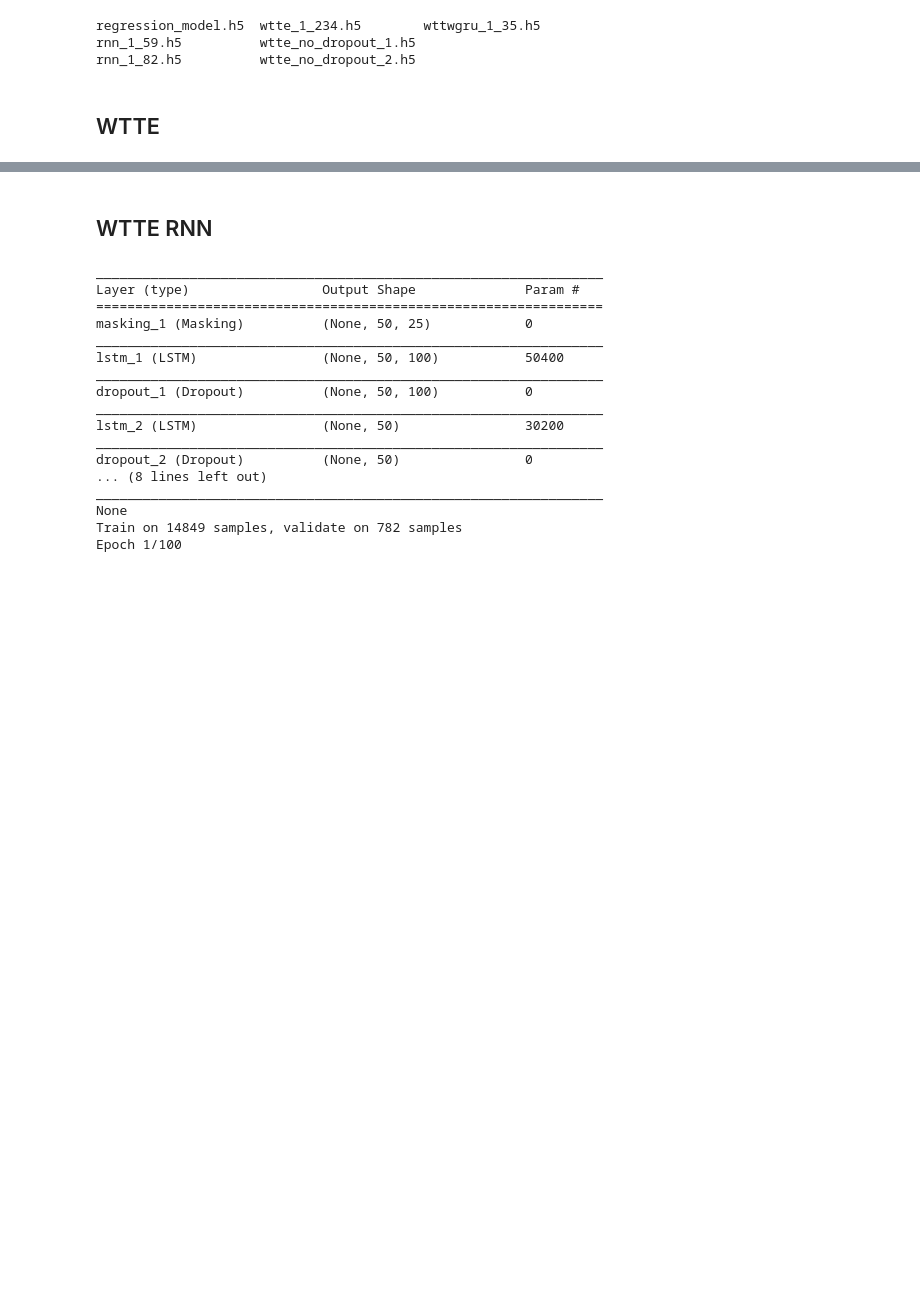
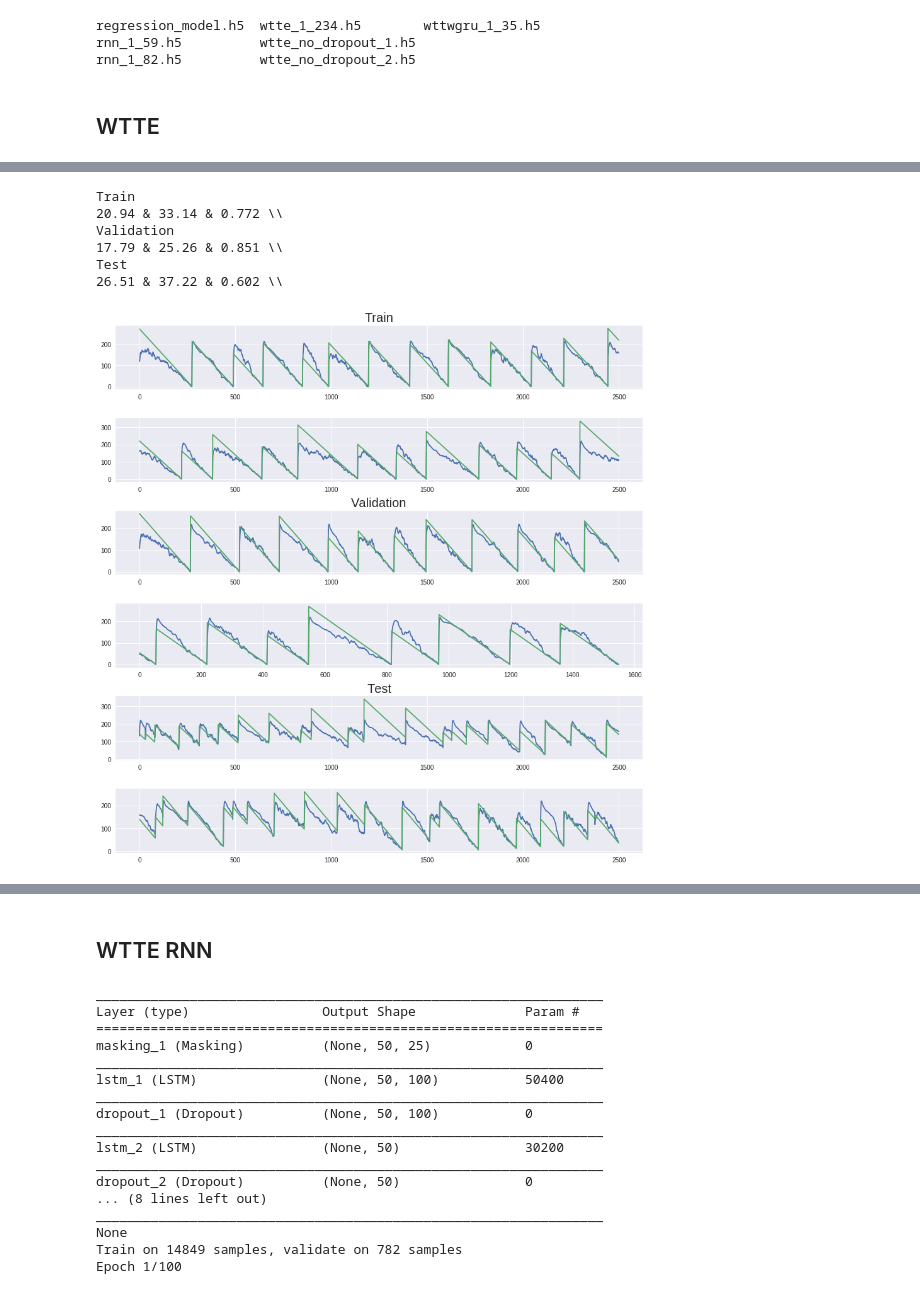
Before and after one commit to Manelmc/rnn-time-to-event, a Jupyter notebook: Turbofan Engine/predictive-maintenance-turbofan-engine.ipynb, the cells around one changed output, grey strips where cells are left out. Saved outputs shown, nothing was run; the diff lists cells and outputs as text; code cells hidden in the pictures; blank space fills up the shorter version.

```diff
--- a/Turbofan Engine/predictive-maintenance-turbofan-engine.ipynb
+++ b/Turbofan Engine/predictive-maintenance-turbofan-engine.ipynb
@@ -501,2 +517,2 @@ plt.plot(history.history["val_loss"])
 # %%
-model.load_weights(baseline_wtte_path)
+model.load_weights("baseline_wtte_model_weights (1)")
@@ -536,0 +519,61 @@ fig.set_size_inches(30,3)
+# %%
+%matplotlib inline
+from math import gamma, log, sqrt
+from decimal import Decimal
+
+from sklearn.metrics import mean_squared_error, mean_absolute_error, r2_score
+
+def cmapss_score(y_true, y_pred):
+    acc = 0
+    for y_true_t, y_pred_t in zip(y_true, y_pred):
+        error = y_pred_t - y_true_t
+        acc += np.e**-(error/10) - 1 if error < 0 else np.e**(error/13) - 1
+    return acc
+
+def mean_weibull(alpha, beta):
+    return beta*gamma(1 + 1./alpha)
+
+def mode_weibull(alpha, beta):
+    return beta*((alpha-1)/alpha)**(1./alpha) if alpha > 1 else 0
+
+def median_weibull(alpha, beta):
+    return beta*(log(2)**(1./alpha))
+
+fig = plt.figure()
+i = 1
+for name_set, train_set, test_set in [("Train", train_X, train_Y_wtte),
+                                      ("Validation", val_X, val_Y_wtte),
+                                      ("Test", test_X, test_Y_wtte)]:
+  print name_set
+  y_pred = [mean_weibull(alpha, beta) for batch in model.predict(train_set) for beta, alpha in batch]
+  l = test_set[:,:,0].flatten()
+  # To validate we remove the right padding
+  y_true = np.ma.compressed(np.ma.masked_where(l==0, l))
+  y_pred = np.ma.compressed(np.ma.masked_where(l==0, y_pred))
+  score_mae = "{0:.2f}".format(mean_absolute_error(y_true, y_pred))
+  score_rmse = "{0:.2f}".format(sqrt(mean_squared_error(y_true, y_pred)))
+  score_r2 = "{0:.3f}".format(r2_score(y_true, y_pred))
+  score_s = '%.2E' % Decimal(cmapss_score(y_true, y_pred))
+  print score_mae, "&", score_rmse, '&', score_r2, "\\\\"
+  ax = fig.add_subplot(6, 1, i)
+  ax.title.set_text(name_set)
+  ax.title.set_fontsize(20)
+  # ax.title.set_fontname("Helvetica")
+  i += 1
+  plt.plot(y_pred[0:2500])
+  plt.plot(y_true[0:2500])
+  ax = fig.add_subplot(6, 1, i)
+  i += 1
+  plt.plot(y_pred[2500:5000])
+  plt.plot(y_true[2500:5000])
+
+plt.subplots_adjust(hspace=0.45)
+fig.set_size_inches(15, i*2.2)
+# %% [output]
+Train
+20.94 & 33.14 & 0.772 \\
+Validation
+17.79 & 25.26 & 0.851 \\
+Test
+26.51 & 37.22 & 0.602 \\
+[figure, added]
```
Also changed, not shown: parts of 13 cells of this notebook.
